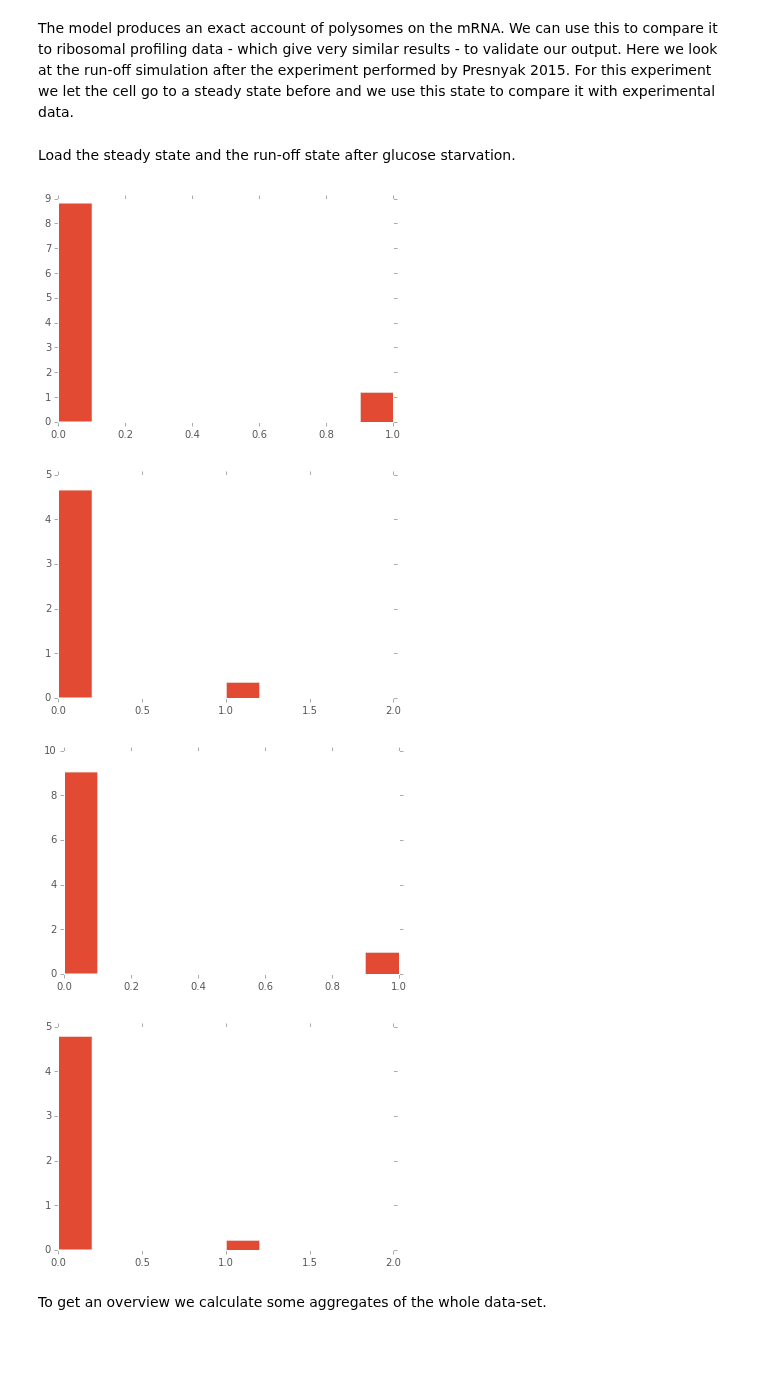
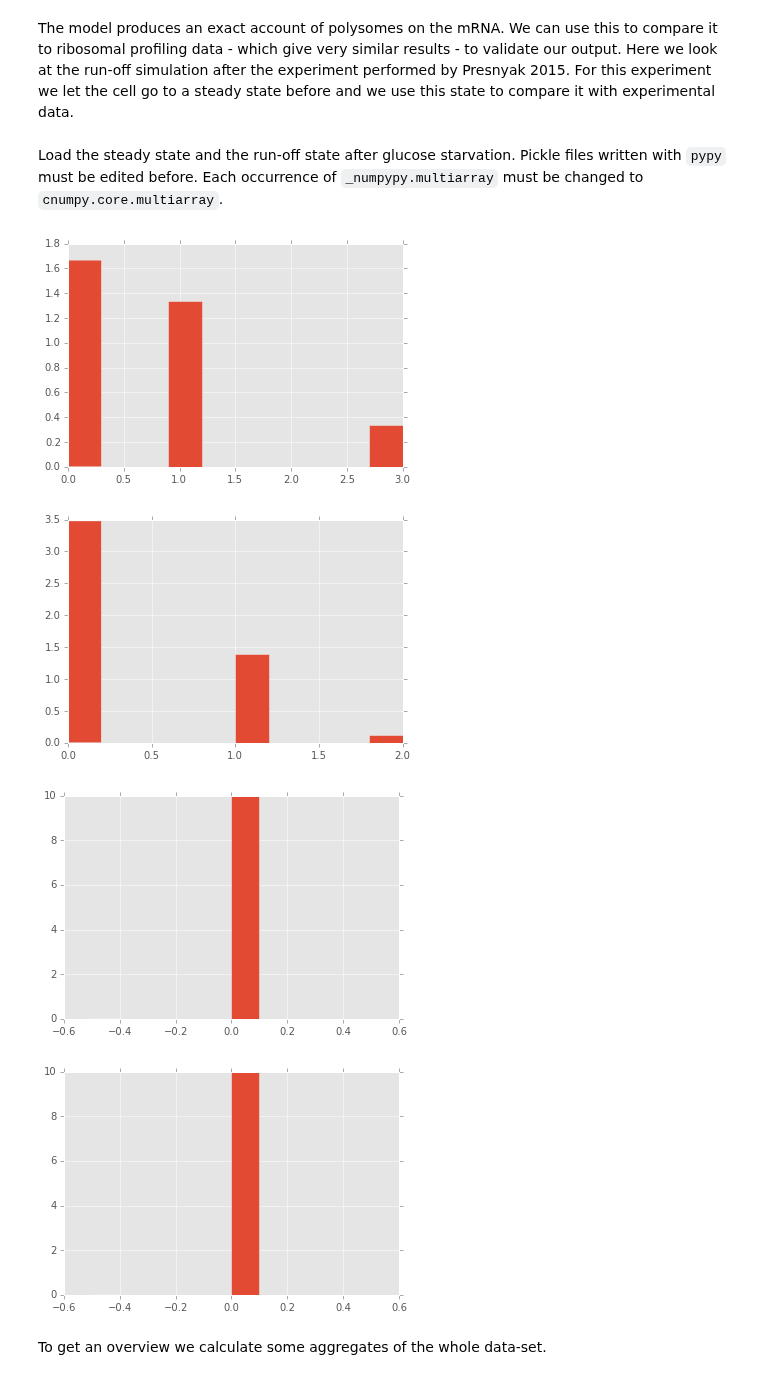
Before and after one commit to gittenberg/TRSL, a Jupyter notebook: workbooks/polysome_results.ipynb, the cells around one changed output. Drawn from its saved outputs; the diff is of its cells as text; code cells hidden in the pictures; blank space fills up the shorter version.

```diff
--- a/workbooks/polysome_results.ipynb
+++ b/workbooks/polysome_results.ipynb
@@ -11,18 +13,18 @@ matplotlib.style.use('ggplot')
 # %%
 %matplotlib inline
 # %% [markdown]
-Load the steady state and the run-off state after glucose starvation.
+Load the steady state and the run-off state after glucose starvation. Pickle files written with `pypy` must be edited before. Each occurrence of `_numpypy.multiarray` must be changed to `cnumpy.core.multiarray`.
 # %%
-steady = pkl.load(open("../results/steady_state_20150701_2026_0089s.p", "rb"))
+steady = pkl.load(open("../results/steady_state_20150707_1229_1999s.p", "rb"))
 plot_polysome_histograms(steady, subset=("YJL124C","YHL015W"))
-run_off = pkl.load(open("../results/glucose_starvation_after_steady_20150701_2027_0009s.p", "rb"))
+run_off = pkl.load(open("../results/glucose_starvation_after_steady_20150707_1230_0599s.p", "rb"))
 plot_polysome_histograms(run_off, subset=("YJL124C","YHL015W"))
 plt.show()
 # %% [output]
-[figure, old version]
+[figure, new version]
-[figure, old version]
+[figure, new version]
-[figure, old version]
+[figure, new version]
-[figure, old version]
+[figure, new version]
 # %%
 steady_ribos = get_polysome_histogram(steady)
 ribos = [sum(steady_ribos[x]) for x in steady_ribos]
```
Also changed, not shown: parts of 30 cells of this notebook, 4 other files.
